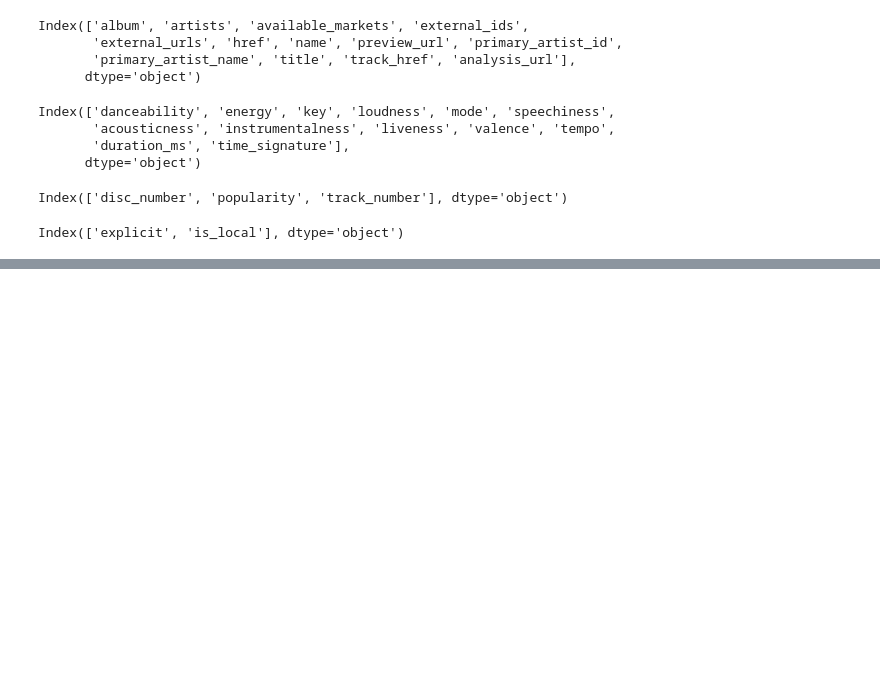
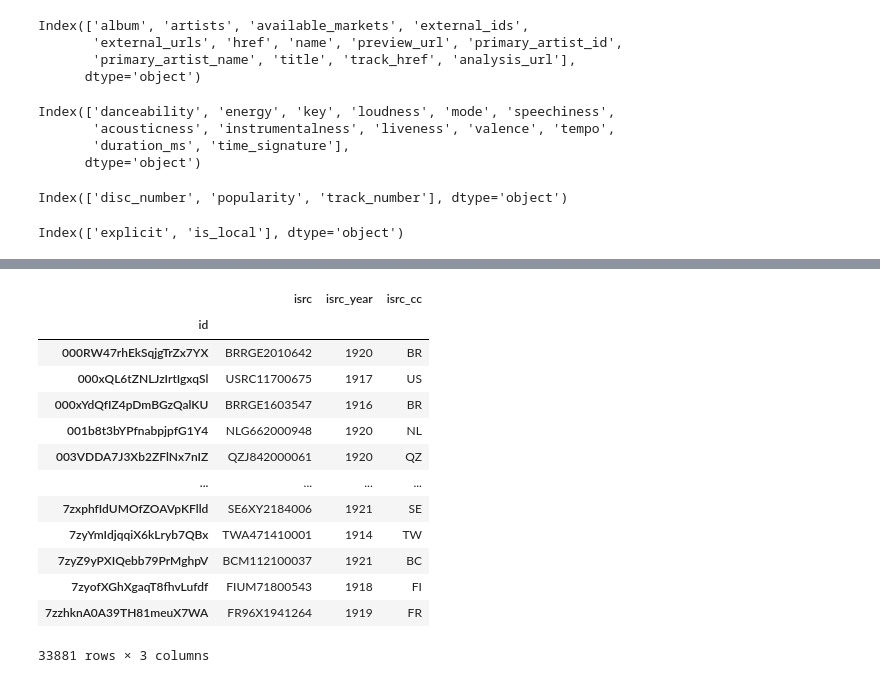
Before and after one commit to Sejmou/exploring-spotify-charts, a Jupyter notebook: data_exploration_and_crawling/combining_chart_track_data.ipynb, the cells around one changed output, grey strips where cells are left out. Cells and saved outputs as stored; diff of their text form; code cells hidden in the pictures; blank space fills up the shorter version.

Commit message:
extract ISRC + relevant information

```diff
--- a/data_exploration_and_crawling/combining_chart_track_data.ipynb
+++ b/data_exploration_and_crawling/combining_chart_track_data.ipynb
@@ -215,0 +227,39 @@ Index(['explicit', 'is_local'], dtype='object')
+# %%
+def extract_isrc_data(row):
+  isrc_obj_str = row.external_ids
+  isrc = json.loads(isrc_obj_str.replace("'", '"')).get("isrc")
+  if isrc:
+    isrc = isrc.replace("-", "")
+    cc = isrc[:2]
+    yy = isrc[5:7]
+    if yy[0] == 0 or yy[0] == 1 or yy[0] == 2:
+      year = "20" + yy
+    else:
+      year = "19" + yy
+    year = int(year)
+    out = {
+      "isrc": isrc,
+      "isrc_year": year,
+      "isrc_cc": cc
+    }
+    return out
+# %%
+isrc_data = track_data.apply(
+    extract_isrc_data, result_type="expand", axis=1
+).convert_dtypes()
+isrc_data
+# %% [output]
+|  | isrc | isrc_year | isrc_cc |
+| id |  |  |  |
+| 000RW47rhEkSqjgTrZx7YX | BRRGE2010642 | 1920 | BR |
+| 000xQL6tZNLJzIrtIgxqSl | USRC11700675 | 1917 | US |
+| 000xYdQfIZ4pDmBGzQalKU | BRRGE1603547 | 1916 | BR |
+| 001b8t3bYPfnabpjpfG1Y4 | NLG662000948 | 1920 | NL |
+| 003VDDA7J3Xb2ZFlNx7nIZ | QZJ842000061 | 1920 | QZ |
+| ... | ... | ... | ... |
+| 7zxphfIdUMOfZOAVpKFlld | SE6XY2184006 | 1921 | SE |
+| 7zyYmIdjqqiX6kLryb7QBx | TWA471410001 | 1914 | TW |
+| 7zyZ9yPXIQebb79PrMghpV | BCM112100037 | 1921 | BC |
+| 7zyofXGhXgaqT8fhvLufdf | FIUM71800543 | 1918 | FI |
+| 7zzhknA0A39TH81meuX7WA | FR96X1941264 | 1919 | FR |
+33881 rows × 3 columns
```
Also changed, not shown: parts of 6 cells of this notebook.
